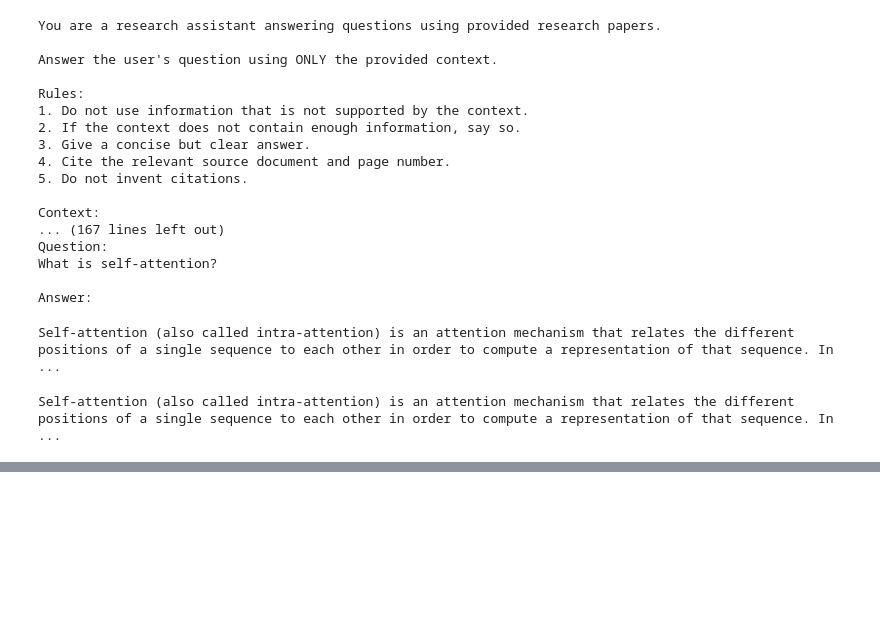
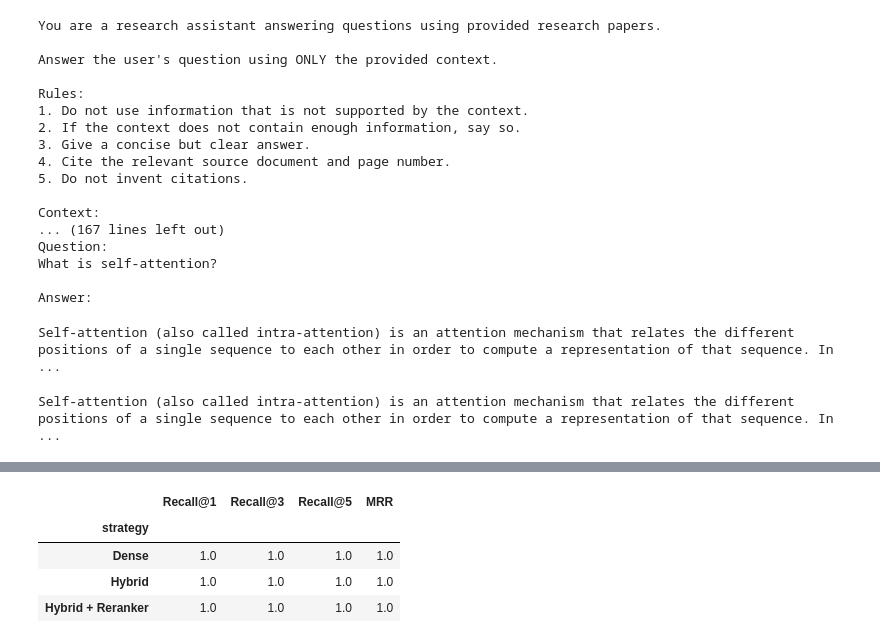
Before and after one commit to sanskar407/ResearchRAG, a Jupyter notebook: notebooks/03_vector_retrieval.ipynb, the cells around one changed output, grey strips where cells are left out. Saved outputs shown, nothing was run; the diff lists cells and outputs as text; code cells hidden in the pictures; blank space fills up the shorter version.

```diff
--- a/notebooks/03_vector_retrieval.ipynb
+++ b/notebooks/03_vector_retrieval.ipynb
@@ -1091,0 +1160,31 @@ Self‑attention (also called intra‑attention) is an attention mechanism that
+# %%
+evaluation_results = []
+
+for item in evaluation_data:
+    query = item["query"]
+
+    candidates = hybrid_retrieve(
+        query,
+        model,
+        index,
+        bm25,
+        chunks,
+        dense_k=10,
+        bm25_k=10,
+        final_k=10,
+    )
+
+    ranked_results = rerank(
+        query,
+        candidates,
+        reranker,
+        top_k=5,
+    )
+
+    evaluation_results.append({
+        "query": query,
+        "expected_source": item["expected_source"],
+        "results": ranked_results,
+    })
+
+print(f"Evaluated {len(evaluation_results)} queries.")
@@ -1091,0 +1360,17 @@ Self‑attention (also called intra‑attention) is an attention mechanism that
+# %%
+metrics = ["Recall@1", "Recall@3", "Recall@5", "MRR"]
+
+summary_df = (
+    comparison_df
+    .groupby("strategy")[metrics]
+    .mean()
+    .round(3)
+)
+
+display(summary_df)
+# %% [output]
+|  | Recall@1 | Recall@3 | Recall@5 | MRR |
+| strategy |  |  |  |  |
+| Dense | 1.0 | 1.0 | 1.0 | 1.0 |
+| Hybrid | 1.0 | 1.0 | 1.0 | 1.0 |
+| Hybrid + Reranker | 1.0 | 1.0 | 1.0 | 1.0 |
```
Also changed, not shown: parts of 15 cells of this notebook.
